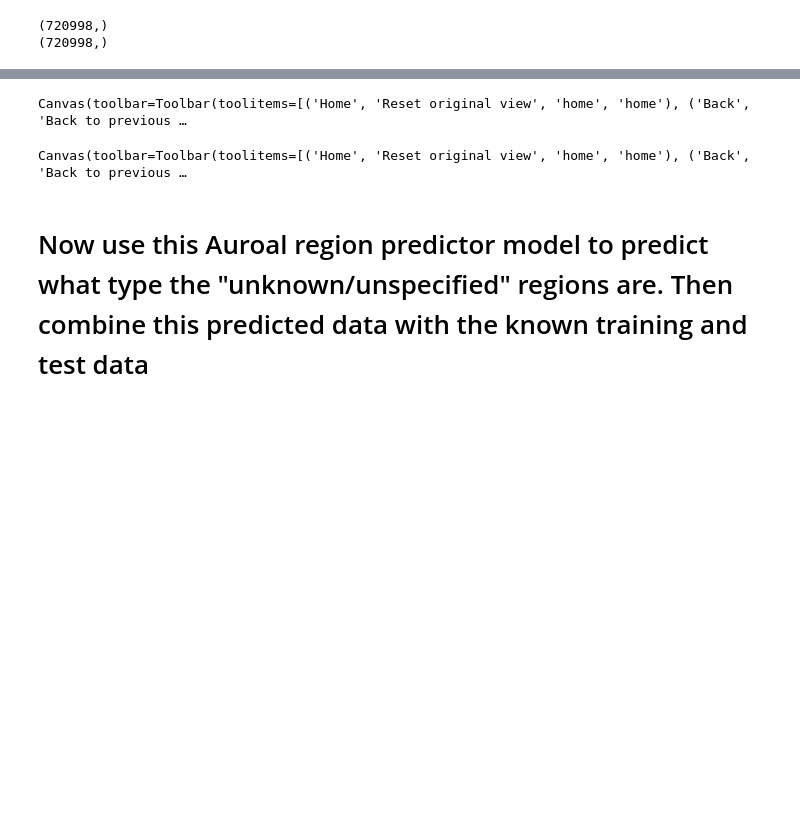
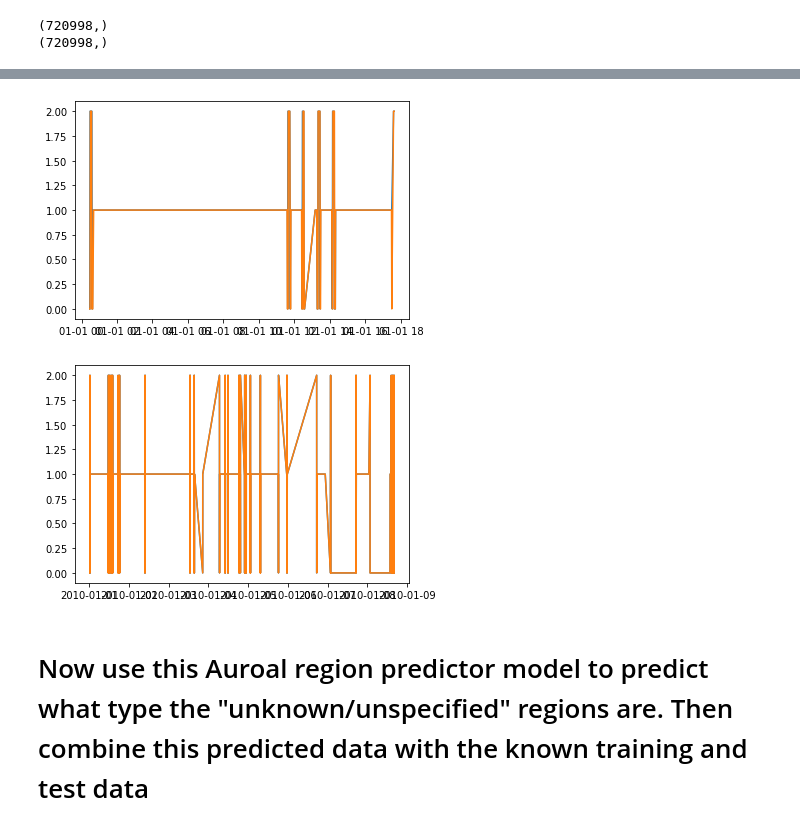
Before and after one commit to rmcgranaghan/HEARTBEAT, a Jupyter notebook: AuroralBoundaries/DMSP_AuroralBoundaryData_combined_classes-aurora-region-predict_for_QPR.ipynb, the cells around one changed output, grey strips where cells are left out. Saved outputs shown, nothing was run; the diff lists cells and outputs as text; code cells hidden in the pictures; blank space fills up the shorter version.

Commit message:
adding weight files instead of model

```diff
--- a/AuroralBoundaries/DMSP_AuroralBoundaryData_combined_classes-aurora-region-predict_for_QPR.ipynb
+++ b/AuroralBoundaries/DMSP_AuroralBoundaryData_combined_classes-aurora-region-predict_for_QPR.ipynb
@@ -102,8 +102,8 @@ X_test = np.array(X_val_scaled, dtype=np.float32)
 # Read in the the auroral regions from a pickle file (constructed from auroral boundary transition points)
 # %%
 
-df_val = pd.read_pickle("./with_aurora_type_val.pkl")
-df_train = pd.read_pickle("./with_aurora_type_train.pkl")
+df_val = pd.read_pickle("/home/jackalak/heartbeat_work/HEARTBEAT/AuroralBoundaries/with_aurora_type_val.pkl")
+df_train = pd.read_pickle("/home/jackalak/heartbeat_work/HEARTBEAT/AuroralBoundaries/with_aurora_type_train.pkl")
 # %% [markdown]
 # The boundary transition type regions can be reduced to 3 instead of 4 regions (plus unknown region 5), because going into the auroal region from the equatorial region or the polar region is the same for our intention of labeling just equatorial region, auroral, region, or polar region.
 
@@ -266,10 +267,22 @@ Canvas(toolbar=Toolbar(toolitems=[('Home', 'Reset original view', 'home', 'home'
 # %%
-filename = 'best_auroral_region_predictor'
+import tensorflow
 
-model = tensorflow.keras.models.load_model(filename)
-# model.save(filename)
-# model.save_weights('best_auroral_region_predictor_weights.h5')
+model = Sequential()
+model.add(Dense(int(256), activation='relu'))
+model.add(Dropout(.5))
+model.add(Dense(64, activation='relu'))
+model.add(Dense(16, activation='relu'))
+model.add(Dense(3,activation='softmax'))
+#compile model using accuracy to measure model performance
+model.compile(loss=tf.keras.losses.CategoricalCrossentropy(from_logits=False), optimizer='adam',  metrics=['accuracy'])
+history = model.fit(X_train_no_aurora_type_scaled, y_train_aurora_type_encoded, validation_data=(X_val_no_aurora_type_scaled, y_val_aurora_type_encoded), batch_size=32,epochs=1)
 
+# filename = 'best_auroral_region_predictor'
+
+# model = tensorflow.keras.models.load_model(filename)
+# # model.save(filename)
+# model.save_weights('best_auroral_region_predictor_sampleweights_weights.h5')
+model.load_weights('best_auroral_region_predictor_sampleweights_weights.h5')
 model.evaluate(X_val_no_aurora_type_scaled, y_val_aurora_type_encoded)
 
 results = (model.predict_classes(X_val_no_aurora_type_scaled))#, y_val_log.values)#, batch_size=128)
@@ -296,6 +310,6 @@ plt.show()
 746/746 [==============================] - 1s 1ms/step - loss: 0.1872 - accuracy: 0.9190
-Canvas(toolbar=Toolbar(toolitems=[('Home', 'Reset original view', 'home', 'home'), ('Back', 'Back to previous …
-Canvas(toolbar=Toolbar(toolitems=[('Home', 'Reset original view', 'home', 'home'), ('Back', 'Back to previous …
+[figure, added]
+[figure, added]
 # %% [markdown]
 # Now use this Auroal region predictor model to predict what type the "unknown/unspecified" regions are.  Then combine this predicted data with the known training and test data
 # %%
```
Also changed, not shown: parts of 18 cells of this notebook, 4 other files.
